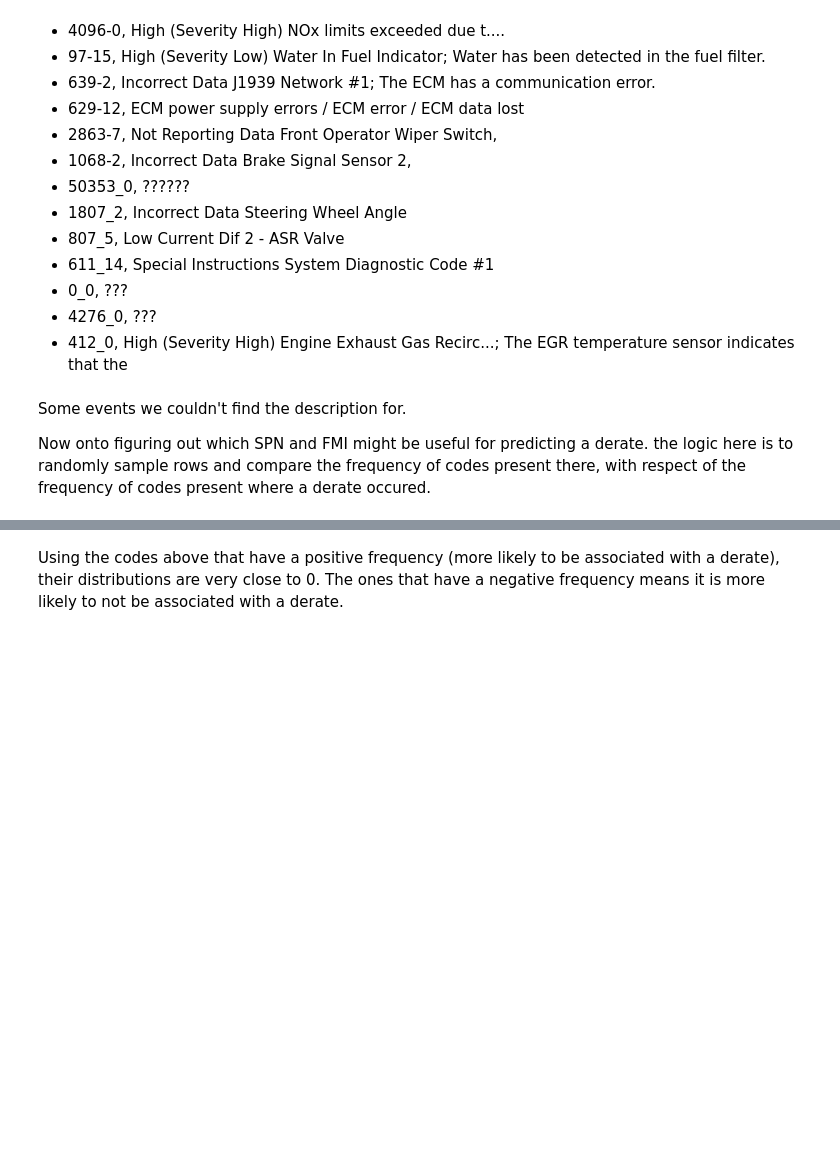
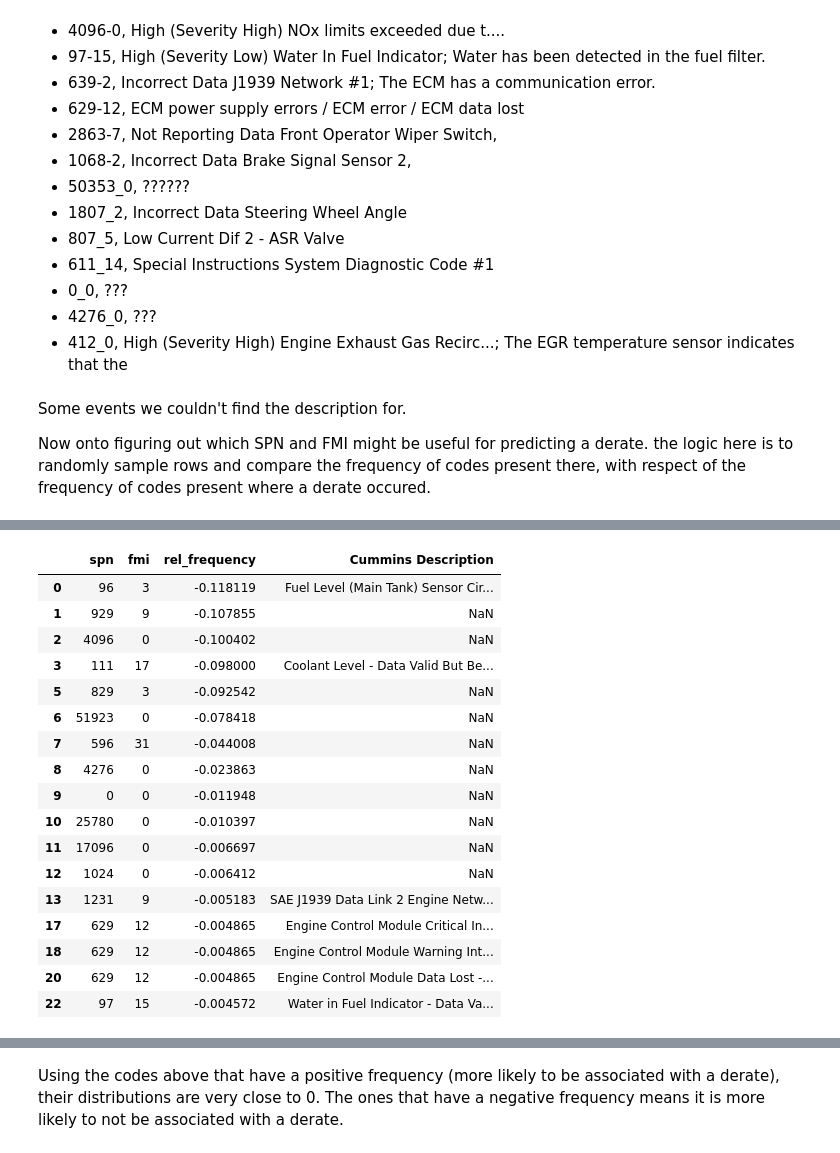
Before and after one commit to tomoumer/big_g_express-elden_ring, a Jupyter notebook: notebooks/data_exploration.ipynb, the cells around one changed output, grey strips where cells are left out. Cells and saved outputs as stored; diff of their text form; code cells hidden in the pictures; blank space fills up the shorter version.

```diff
--- a/notebooks/data_exploration.ipynb
+++ b/notebooks/data_exploration.ipynb
@@ -82,6 +82,6 @@ faults_encoded = faults.copy()
 
 faults_encoded['spn_fmi'] = ['_'.join(i) for i in zip(faults_encoded['spn'].astype(str), faults_encoded['fmi'].astype(str))]
 
-faults_encoded = pd.get_dummies(faults, columns=['spn_fmi'], prefix='spn_fmi')
+faults_encoded = pd.get_dummies(faults_encoded, columns=['spn_fmi'], prefix='spn_fmi')
 
 faults_encoded = faults_encoded.sort_values(by='EventTimeStamp')
@@ -173,4 +171,5 @@ code_differences = (
 # I did it kinda backwards; these need to be eliminated earlier
 code_differences = code_differences.loc[~code_differences['spn_fmi'].str.contains('5246')]
 # %%
-code_differences.sort_values(by='rel_frequency', ascending=False).head(20)
+top_code_frequencies = code_differences.sort_values(by='rel_frequency', ascending=False).head(15)
+bottom_code_frequencies = code_differences.sort_values(by='rel_frequency', ascending=True).head(15)
@@ -176,0 +178,17 @@ code_differences.sort_values(by='rel_frequency', ascending=False).head(20)
+# %%
+top_code_frequencies[['spn', 'fmi']] = top_code_frequencies['spn_fmi'].str.split('_', expand=True).drop(columns=[0,1]).rename(columns={2:'spn', 3:'fmi'})
+
+top_code_frequencies = top_code_frequencies.drop(columns='spn_fmi')
+
+top_code_frequencies['spn'] = top_code_frequencies['spn'].astype(int)
+top_code_frequencies['fmi'] = top_code_frequencies['fmi'].astype(int)
+
+bottom_code_frequencies[['spn', 'fmi']] = bottom_code_frequencies['spn_fmi'].str.split('_', expand=True).drop(columns=[0,1]).rename(columns={2:'spn', 3:'fmi'})
+
+bottom_code_frequencies = bottom_code_frequencies.drop(columns='spn_fmi')
+
+bottom_code_frequencies['spn'] = bottom_code_frequencies['spn'].astype(int)
+bottom_code_frequencies['fmi'] = bottom_code_frequencies['fmi'].astype(int)
+# %%
+pd.options.display.max_colwidth = 200 #default is 50
+pd.merge(top_code_frequencies, service_fault, left_on=['spn', 'fmi'], right_on=['SPN', 'J1939 FMI'], how='left')[['spn', 'fmi', 'rel_frequency', 'Cummins Description']].drop_duplicates()
@@ -176,0 +217,21 @@ code_differences.sort_values(by='rel_frequency', ascending=False).head(20)
+# %%
+pd.merge(bottom_code_frequencies, service_fault, left_on=['spn', 'fmi'], right_on=['SPN', 'J1939 FMI'], how='left')[['spn', 'fmi', 'rel_frequency', 'Cummins Description']].drop_duplicates()
+# %% [output]
+|  | spn | fmi | rel_frequency | Cummins Description |
+| 0 | 96 | 3 | -0.118119 | Fuel Level (Main Tank) Sensor Cir... |
+| 1 | 929 | 9 | -0.107855 | NaN |
+| 2 | 4096 | 0 | -0.100402 | NaN |
+| 3 | 111 | 17 | -0.098000 | Coolant Level - Data Valid But Be... |
+| 5 | 829 | 3 | -0.092542 | NaN |
+| 6 | 51923 | 0 | -0.078418 | NaN |
+| 7 | 596 | 31 | -0.044008 | NaN |
+| 8 | 4276 | 0 | -0.023863 | NaN |
+| 9 | 0 | 0 | -0.011948 | NaN |
+| 10 | 25780 | 0 | -0.010397 | NaN |
+| 11 | 17096 | 0 | -0.006697 | NaN |
+| 12 | 1024 | 0 | -0.006412 | NaN |
+| 13 | 1231 | 9 | -0.005183 | SAE J1939 Data Link 2 Engine Netw... |
+| 17 | 629 | 12 | -0.004865 | Engine Control Module Critical In... |
+| 18 | 629 | 12 | -0.004865 | Engine Control Module Warning Int... |
+| 20 | 629 | 12 | -0.004865 | Engine Control Module Data Lost -... |
+| 22 | 97 | 15 | -0.004572 | Water in Fuel Indicator - Data Va... |
```
Also changed, not shown: parts of 17 cells of this notebook, 7 other files.
